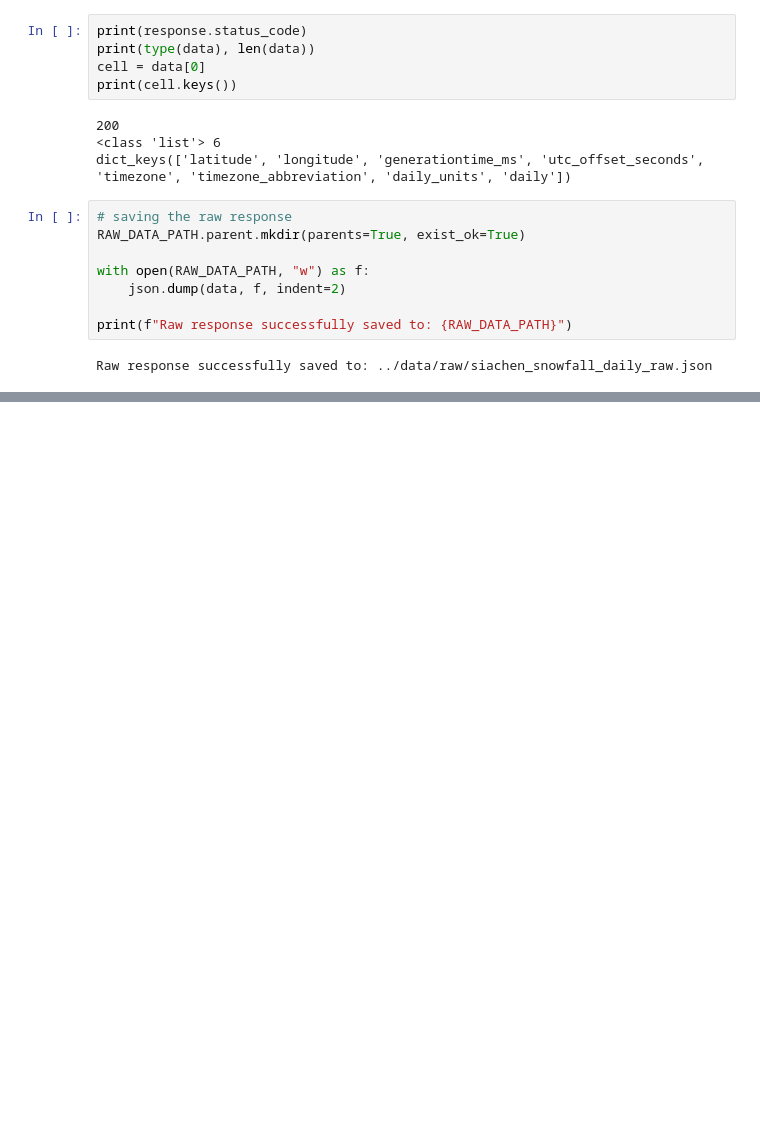
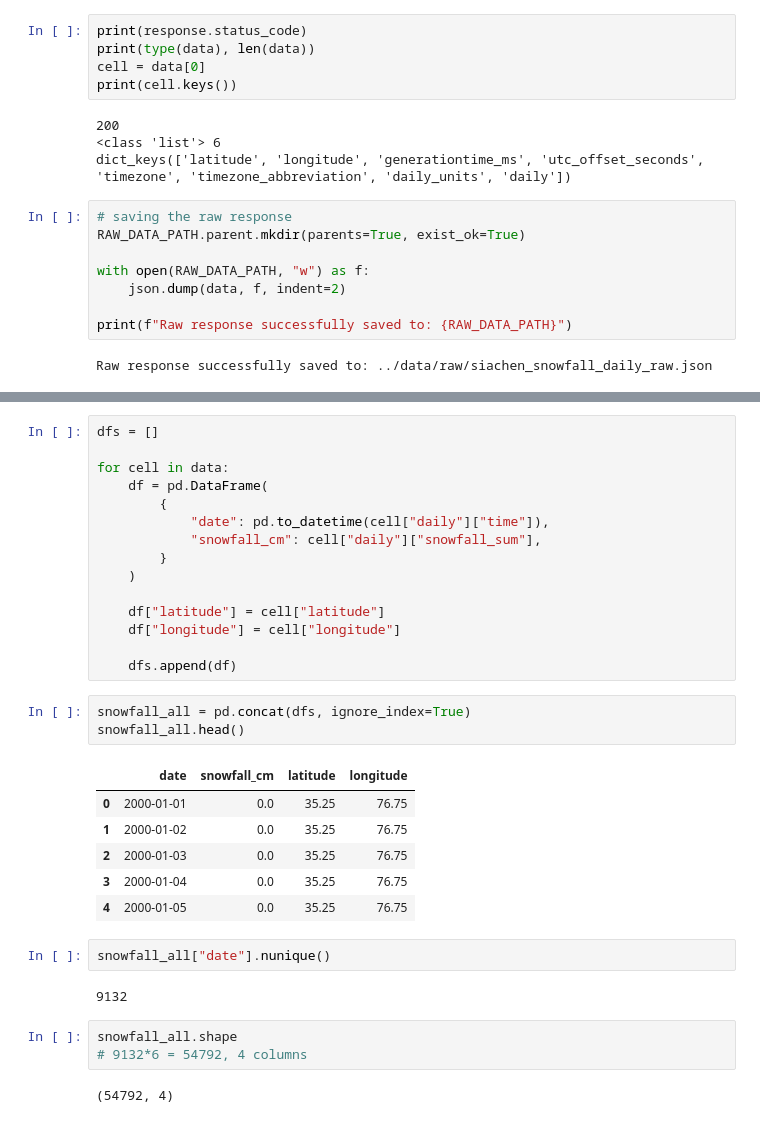
Before and after one commit to impriyanshusah/Siachen-Snowfall-Analysis, a Jupyter notebook: notebooks/analysis.ipynb, the cells around one changed output, grey strips where cells are left out. Cells and saved outputs as stored; diff of their text form; blank space fills up the shorter version.

```diff
--- a/notebooks/analysis.ipynb
+++ b/notebooks/analysis.ipynb
@@ -68,0 +101,34 @@ Raw response successfully saved to: ../data/raw/siachen_snowfall_daily_raw.json
+# %%
+dfs = []
+
+for cell in data:
+    df = pd.DataFrame(
+        {
+            "date": pd.to_datetime(cell["daily"]["time"]),
+            "snowfall_cm": cell["daily"]["snowfall_sum"],
+        }
+    )
+
+    df["latitude"] = cell["latitude"]
+    df["longitude"] = cell["longitude"]
+
+    dfs.append(df)
+# %%
+snowfall_all = pd.concat(dfs, ignore_index=True)
+snowfall_all.head()
+# %% [output]
+|  | date | snowfall_cm | latitude | longitude |
+| 0 | 2000-01-01 | 0.0 | 35.25 | 76.75 |
+| 1 | 2000-01-02 | 0.0 | 35.25 | 76.75 |
+| 2 | 2000-01-03 | 0.0 | 35.25 | 76.75 |
+| 3 | 2000-01-04 | 0.0 | 35.25 | 76.75 |
+| 4 | 2000-01-05 | 0.0 | 35.25 | 76.75 |
+# %%
+snowfall_all["date"].nunique()
+# %% [output]
+9132
+# %%
+snowfall_all.shape
+# 9132*6 = 54792, 4 columns
+# %% [output]
+(54792, 4)
```
Also changed, not shown: parts of 19 cells of this notebook, 4 other files.
